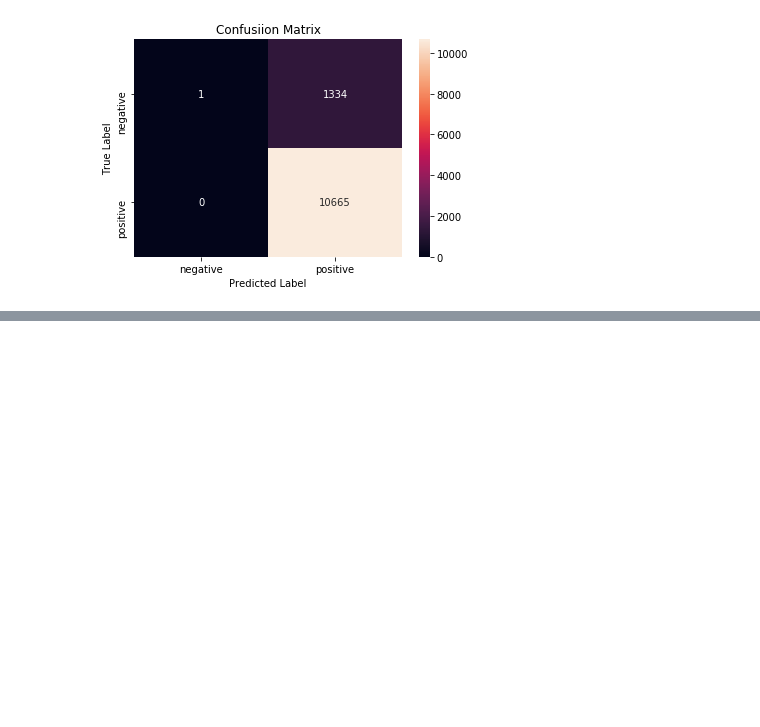
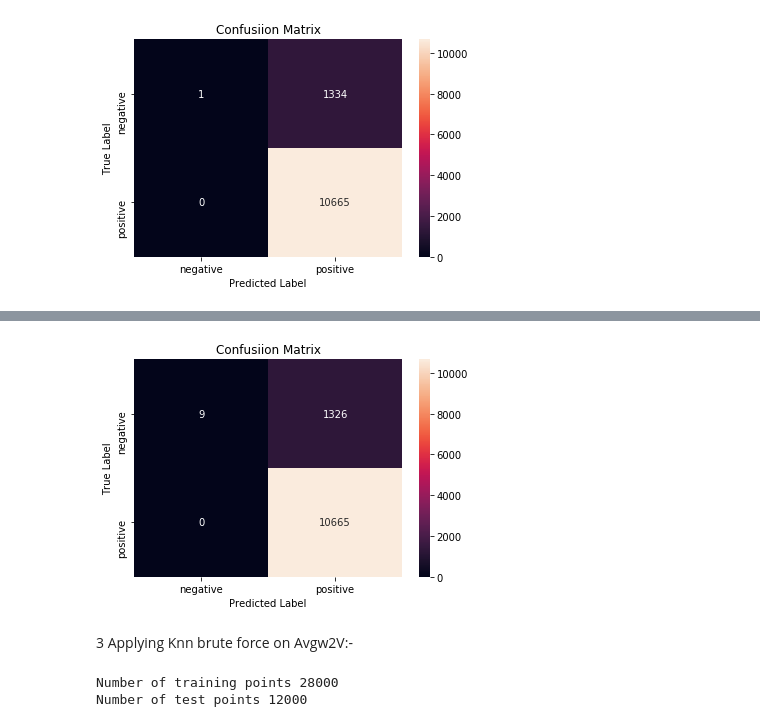
Before and after one commit to mehrayogesh208/Amazon-Fine-Food, a Jupyter notebook: KnearestNeighbors.ipynb, the cells around one changed output, grey strips where cells are left out. Saved outputs shown, nothing was run; the diff lists cells and outputs as text; code cells hidden in the pictures; blank space fills up the shorter version.

```diff
--- a/KnearestNeighbors.ipynb
+++ b/KnearestNeighbors.ipynb
@@ -139,0 +197,13 @@ plt.show()
+# %%
+import seaborn as sns
+class_label = ["negative", "positive"]
+df_cm = pd.DataFrame(c_matrix, index = class_label, columns = class_label)
+sns.heatmap(df_cm, annot = True, fmt = "d")
+plt.title("Confusiion Matrix")
+plt.xlabel("Predicted Label")
+plt.ylabel("True Label")
+plt.show()
+# %% [output]
+[figure, added]
+# %% [markdown]
+3 Applying Knn brute force on Avgw2V:-
@@ -139,0 +215,6 @@ plt.show()
+# %%
+print("Number of training points "+str(len(train_avgw2v)))
+print("Number of test points "+str(len(test_avgw2v)))
+# %% [output]
+Number of training points 28000
+Number of test points 12000
```
Also changed, not shown: parts of 62 cells of this notebook.
